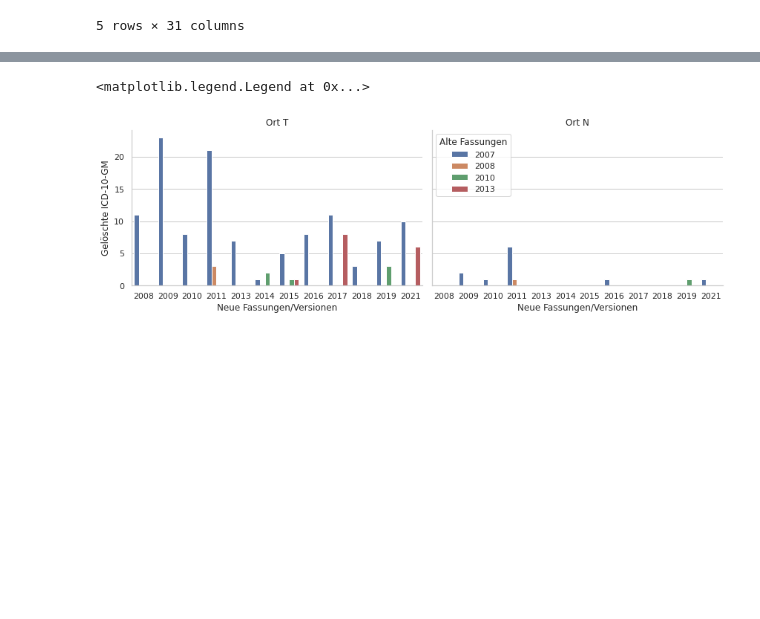
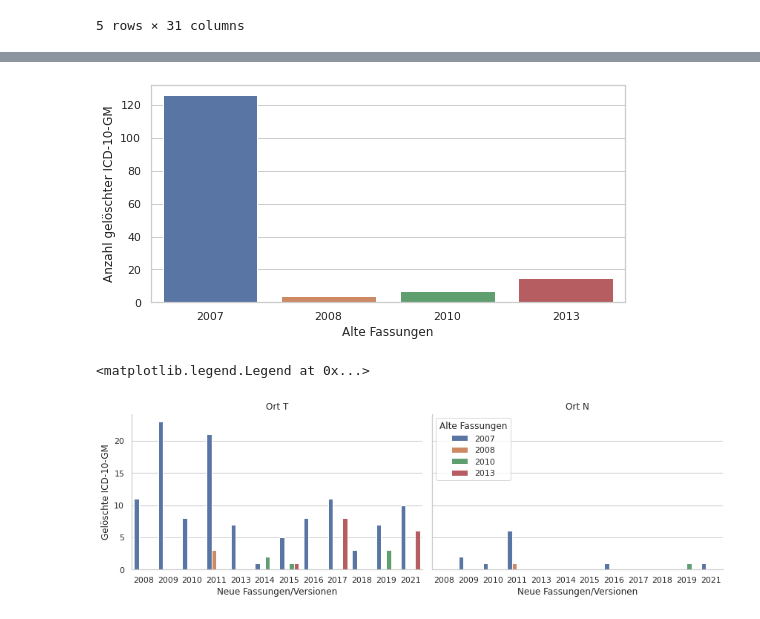
Before and after one commit to ahodelin/Projektarbeit, a Jupyter notebook: analysis/jupyter_notbook/analysing_old_icd_by_year.ipynb, the cells around one changed output, grey strips where cells are left out. Saved outputs shown, nothing was run; the diff lists cells and outputs as text; code cells hidden in the pictures; blank space fills up the shorter version.

```diff
--- a/analysis/jupyter_notbook/analysing_old_icd_by_year.ipynb
+++ b/analysis/jupyter_notbook/analysing_old_icd_by_year.ipynb
@@ -34,3 +42,14 @@ Text(0.5, 0, 'Neue Fassungen/Versionen')
+# %%
+# deleted icd by year
+mlp.pyplot.figure(figsize=(8.5,4))
+sns.countplot(data=version_years, x="ver")
+#mlp.pyplot.title("Neue ICD-10-GM pro Jahr")
+mlp.pyplot.ylabel("Anzahl gelöschter ICD-10-GM")
+mlp.pyplot.xlabel("Alte Fassungen")
+#mlp.pyplot.legend(title = "Alte Fassungen")
+mlp.pyplot.savefig("/home/abel/git_repos/Projektarbeit/figures/oldVersionDelete.svg")
+# %% [output]
+[figure, added]
 # %%
 #fig, catplot = mlp.pyplot.figure(figsize=(8.5,4))
 
```
Also changed, not shown: parts of 2 cells of this notebook, 11 other files.
